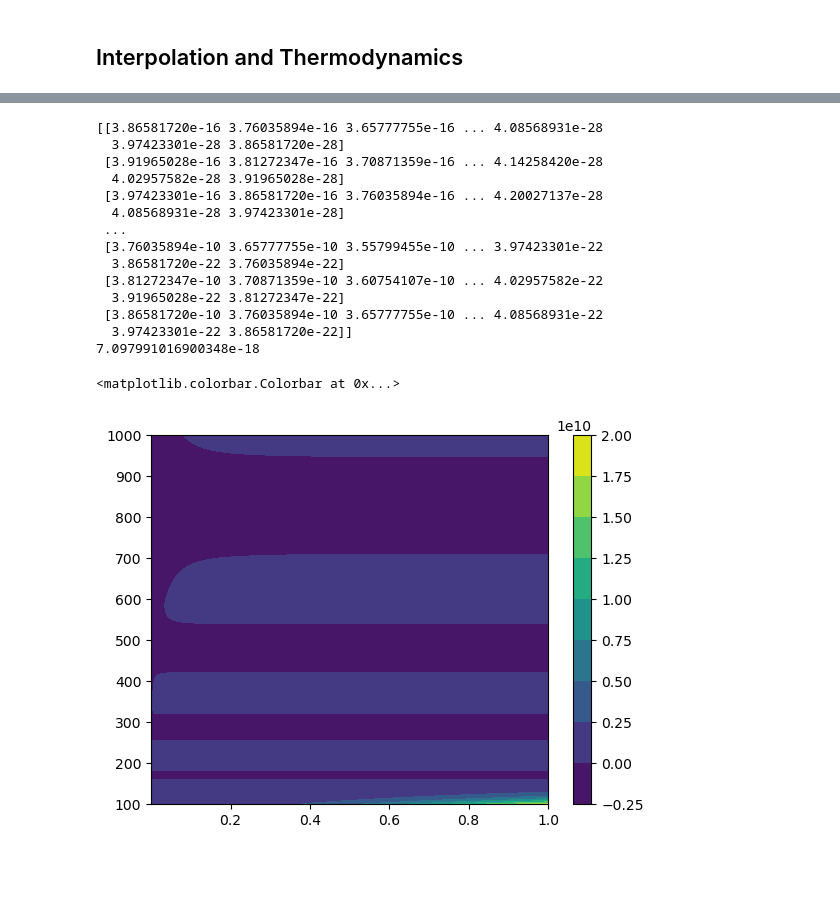
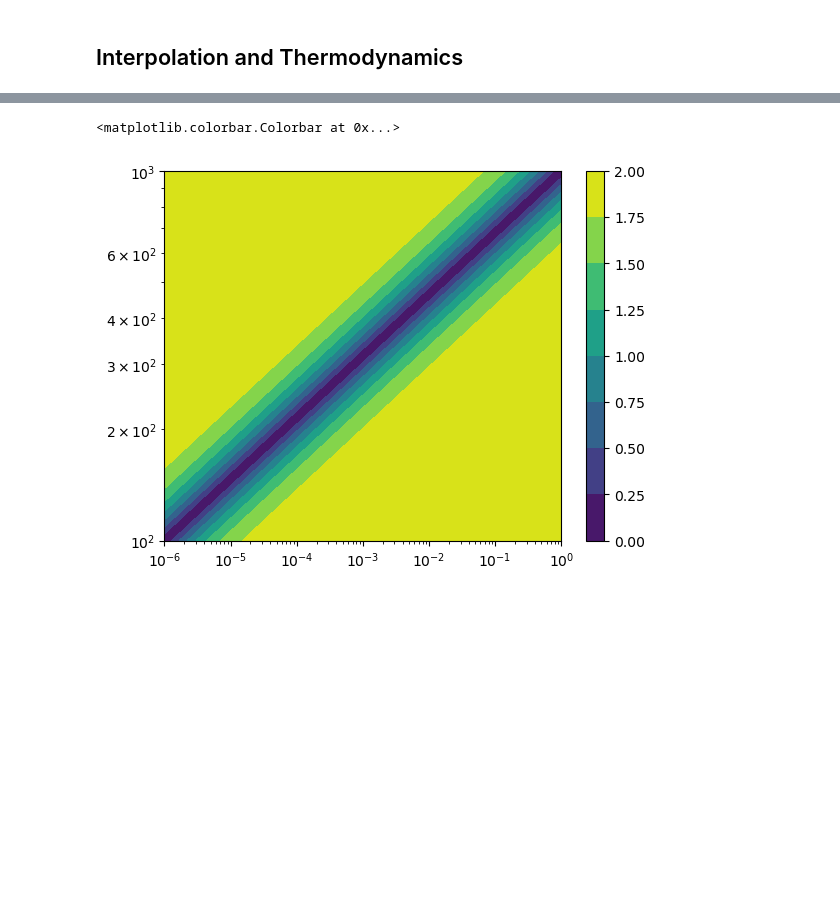
Before and after one commit to Ecksdee02/Phys512-Hw, a Jupyter notebook: Homework1/Homework1.ipynb, the cells around one changed output, grey strips where cells are left out. Saved outputs shown, nothing was run; the diff lists cells and outputs as text; code cells hidden in the pictures; blank space fills up the shorter version.

```diff
--- a/Homework1/Homework1.ipynb
+++ b/Homework1/Homework1.ipynb
@@ -129,11 +129,11 @@ def entropy(density, temperature):
 logP = np.log10(pressure(sample_d, sample_t))
 s_kb = np.divide(entropy(sample_d, sample_t), kb)
 
-fp = scipy.interpolate.RectBivariateSpline(sample_d, sample_t, logP)
-fe = scipy.interpolate.RectBivariateSpline(sample_d, sample_t, s_kb)
+fp = scipy.interpolate.RectBivariateSpline(np.log10(sample_d), np.log10(sample_t), logP)
+fe = scipy.interpolate.RectBivariateSpline(np.log10(sample_d), np.log10(sample_t), s_kb)
 
-interpolated_p = fp.ev(d, t)
-interpolated_e = fe.ev(d, t)
+interpolated_p = fp(d, t)
+interpolated_e = fe(d, t)
 
 err_p = abs((interpolated_p - np.log10(pressure(d, t))) / np.log10(pressure(d, t)))
 err_e = abs((interpolated_e - np.divide(entropy(d, t), kb)) / np.divide(entropy(d, t), kb))
@@ -146,6 +146,8 @@ plt.subplot(2, 1, 1)
 pressure_map = plt.contourf(x, y, err_p)
 plt.colorbar(pressure_map)
 plt.title('Fractional Error in Pressure')
+plt.xlabel('log density')
+plt.ylabel('log temperature')
 plt.xscale('log')
 plt.yscale('log')
 
@@ -160,33 +162,17 @@ plt.yscale('log')
 # %%
-a = scipy.interpolate.RectBivariateSpline(sample_d, sample_t, pressure(sample_d, sample_t))
-b = scipy.interpolate.RectBivariateSpline(sample_d, sample_t, entropy(sample_d, sample_t))
-dp = a.partial_derivative(0, 1)
-ds = b.partial_derivative(1, 0)
+dp = fp.partial_derivative(0, 1)
+ds = fe.partial_derivative(1, 0)
 
-lhs = -1 * ds(d, t)
-rhs = dp(d, t)/n(d)**2
+lhs = -28 * kb * ds(d, t) / (d * np.log(10))
+rhs = dp(d, t) * pressure(d, t) / (n(d)**2 * t)
+err = abs((lhs-rhs)/((lhs+rhs)/2))
 
 
-print(rhs)
-print((lhs - rhs).max())
-et = plt.contourf(d, t, (lhs-rhs)/rhs)
+et = plt.contourf(d, t, err)
+plt.loglog()
 plt.colorbar(et)
 # %% [output]
-[[3.86581720e-16 3.76035894e-16 3.65777755e-16 ... 4.08568931e-28
-  3.97423301e-28 3.86581720e-28]
- [3.91965028e-16 3.81272347e-16 3.70871359e-16 ... 4.14258420e-28
-  4.02957582e-28 3.91965028e-28]
- [3.97423301e-16 3.86581720e-16 3.76035894e-16 ... 4.20027137e-28
-  4.08568931e-28 3.97423301e-28]
- ...
- [3.76035894e-10 3.65777755e-10 3.55799455e-10 ... 3.97423301e-22
-  3.86581720e-22 3.76035894e-22]
- [3.81272347e-10 3.70871359e-10 3.60754107e-10 ... 4.02957582e-22
-  3.91965028e-22 3.81272347e-22]
- [3.86581720e-10 3.76035894e-10 3.65777755e-10 ... 4.08568931e-22
-  3.97423301e-22 3.86581720e-22]]
-7.097991016900348e-18
+<matplotlib.colorbar.Colorbar at 0x...>
-<matplotlib.colorbar.Colorbar at 0x...>
-[figure, old version]
+[figure, new version]
 # %% [markdown]
 ######
```
Also changed, not shown: parts of 1 cell of this notebook.
